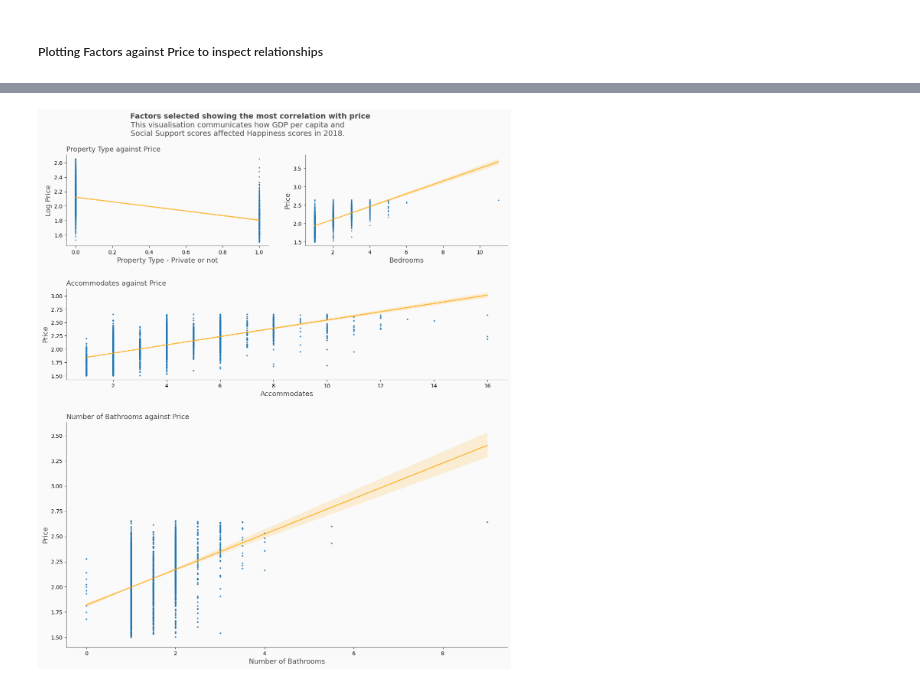
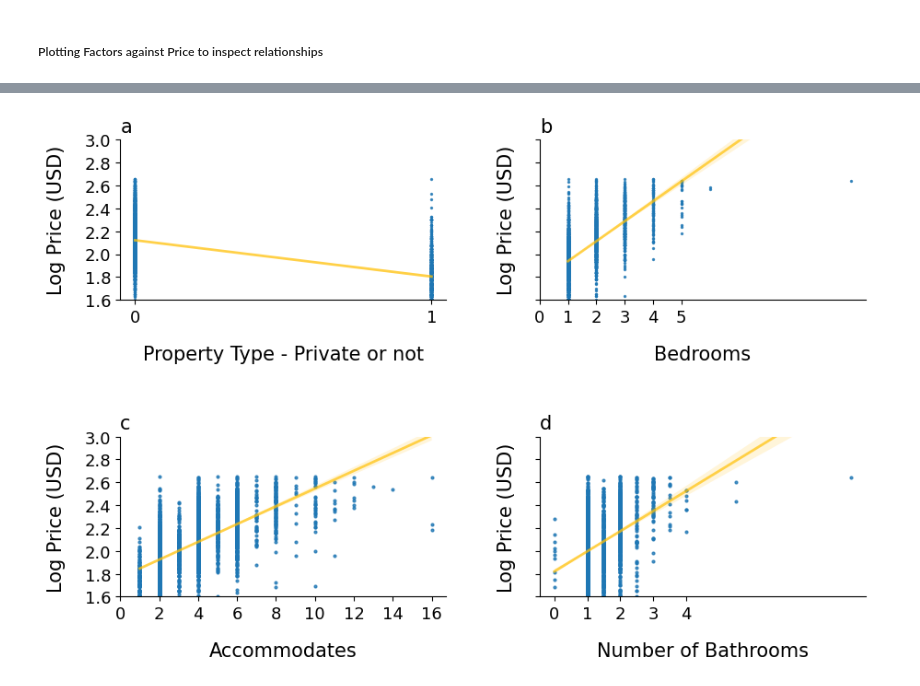
Before and after one commit to DugaldMacintyre/Airbnb-Prices-in-Edinburgh, a Jupyter notebook: models.ipynb, the cells around one changed output, grey strips where cells are left out. Cells and saved outputs as stored; diff of their text form; code cells hidden in the pictures.

```diff
--- a/models.ipynb
+++ b/models.ipynb
@@ -1009,96 +1018,87 @@ GREY98 = "#fafafa"
 # GET DATA
 
 # Plot figure
-fig = plt.figure(figsize=(13,15))
-plt.suptitle('Factors selected showing the most correlation with price', fontsize = 14, weight="bold", color=GREY40, x = 0.451, y = 0.99)
-
-# Graph description
-subtitle = [
-    "This visualisation communicates how GDP per capita and",
-    "Social Support scores affected Happiness scores in 2018."
-]
-
-# Display description
-fig.text(0.2105, 0.95, "\n".join(subtitle), ha="left", color=GREY30,fontsize=14)
+fig, ((ax1, ax2), (ax3, ax4)) = plt.subplots(2, 2, figsize=(10,7), sharey='row')
 
 # Plot 1
-ax1 = plt.subplot2grid((4, 2), (0, 0), colspan=1)
-ax1.set_title("Property Type against Price", loc = "left", color=GREY40, fontsize=13)
-
-sns.regplot(x=dfDropped['property_type_Private'], y=dfDropped['price'], line_kws={"color":"orange","alpha":0.7,"lw":2}, scatter_kws={'s':2}, ax=ax1)
+ax1.set_title("a", loc = "left", fontsize=15)
+sns.regplot(x=dfDropped['property_type_Private'], y=dfDropped['price'], line_kws={"color":"#FFC107","alpha":0.7,"lw":2}, scatter_kws={'s':2}, ax=ax1)
+ax1.set_xticks([0,1], labels = [0,1])
+ax1.set_yticks([1.6,1.8,2.0,2.2,2.4,2.6,2.8, 3.0])
+ax1.set_ylim(1.6,3)
 
 # Labels and ticks
-ax1.set_xlabel("Property Type - Private or not", color=GREY40, fontsize = 13)
-ax1.set_ylabel("Log Price", color=GREY40, fontsize = 13)
+ax1.set_xlabel("Property Type - Private or not", fontsize = 15)
+ax1.set_ylabel("Log Price (USD)", fontsize = 15)
 
 # Plot 2
-ax2 = plt.subplot2grid((4, 2), (0, 1), colspan=1)
-
-# Title
-ax2.set_title("", loc = "left", color=GREY40, fontsize=13)
-
-sns.regplot(x=dfDropped["bedrooms"], y=dfDropped["price"], line_kws={"color":"orange","alpha":0.7,"lw":2}, scatter_kws={'s':2}, ax=ax2)
+ax2.set_title("b", loc = "left", fontsize=15)
+sns.regplot(x=dfDropped["bedrooms"], y=dfDropped["price"], line_kws={"color":"#FFC107","alpha":0.7,"lw":2}, scatter_kws={'s':2}, ax=ax2)
+ax2.set_xticks([0,1,2,3,4,5], labels = [0,1,2,3,4,5])
 
 # Labels and ticks
-ax2.set_xlabel("Bedrooms", color=GREY40, fontsize = 13)
-ax2.set_ylabel("Price", color=GREY40, fontsize = 13)
+ax2.set_xlabel("Bedrooms", fontsize = 15)
+ax2.set_ylabel("Log Price (USD)", fontsize = 15)
 
 # Plot 3
-ax3 = plt.subplot2grid((4, 2), (1, 0), colspan=2)
 # ax3.set_ylim(0,1.5)
-ax3.set_title("Accommodates against Price", loc = "left", color=GREY40, fontsize=13)
-
-# Plots regplot
-sns.regplot(x=dfDropped["accommodates"], y=dfDropped["price"], line_kws={"color":"orange","alpha":0.7,"lw":2}, scatter_kws={'s':4}, ax=ax3)
+ax3.set_title("c", loc = "left", fontsize=15)
+sns.regplot(x=dfDropped["accommodates"], y=dfDropped["price"], line_kws={"color":"#FFC107","alpha":0.7,"lw":2}, scatter_kws={'s':4}, ax=ax3)
+ax3.set_xticks([0,2,4,6,8,10,12,14,16], labels = [0,2,4,6,8,10,12,14,16])
+ax3.set_yticks([1.6,1.8,2.0,2.2,2.4,2.6,2.8, 3.0])
+ax3.set_ylim(1.6,3)
 
 # Labels and ticks
-ax3.set_xlabel("Accommodates", fontsize = 13, color=GREY40)
-ax3.set_ylabel("Price", fontsize = 13, color=GREY40)
+ax3.set_xlabel("Accommodates", fontsize = 15)
+ax3.set_ylabel("Log Price (USD)", fontsize = 15)
 
 # Plot 4
-ax4 = plt.subplot2grid((4, 2), (2, 0), rowspan = 2, colspan=2)
 
 # The horizontal plot is made using the hline function
-sns.regplot(x=dfDropped["bathrooms_text"], y=dfDropped["price"], line_kws={"color":"orange","alpha":0.7,"lw":2}, scatter_kws={'s':4}, ax=ax4)
+sns.regplot(x=dfDropped["bathrooms_text"], y=dfDropped["price"], line_kws={"color":"#FFC107","alpha":0.7,"lw":2}, scatter_kws={'s':4}, ax=ax4)
+ax4.set_xticks([0,1,2,3,4], labels=[0,1,2,3,4])
 
 # Titles and labels
-ax4.set_title("Number of Bathrooms against Price", loc = "left", color=GREY40, fontsize=13)
-ax4.set_xlabel("Number of Bathrooms", fontsize = 13, color=GREY40)
-ax4.set_ylabel("Price", fontsize = 13, color=GREY40)
-
-# Setting the face colour for the figure and the subplots
-fig.patch.set_facecolor(GREY98)
-ax1.set_facecolor(GREY98)
-ax2.set_facecolor(GREY98)
-ax3.set_facecolor(GREY98)
-ax4.set_facecolor(GREY98)
+ax4.set_title("d", loc = "left", fontsize=15)
+ax4.set_xlabel("Number of Bathrooms", fontsize = 15)
+ax4.set_ylabel("Log Price (USD)", fontsize = 15)
 
 # Customize spines: ax1
-ax1.spines["left"].set_color(GREY40)
-ax1.spines["bottom"].set_color(GREY40)
 ax1.spines["right"].set_color("none")
 ax1.spines["top"].set_color("none")
 
 # Customize spines: ax2
-ax2.spines["left"].set_color(GREY40)
-ax2.spines["bottom"].set_color(GREY40)
 ax2.spines["right"].set_color("none")
 ax2.spines["top"].set_color("none")
 
 # Customize spines: ax3
-ax3.spines["left"].set_color(GREY40)
-ax3.spines["bottom"].set_color(GREY40)
 ax3.spines["right"].set_color("none")
 ax3.spines["top"].set_color("none")
 
 # Customize spines: ax4
-ax4.spines["left"].set_color(GREY40)
-ax4.spines["bottom"].set_color(GREY40)
 ax4.spines["right"].set_color("none")
 ax4.spines["top"].set_color("none")
 
+#Padding
+ax1.yaxis.labelpad = 15
+ax1.xaxis.labelpad = 15
+
+ax2.yaxis.labelpad = 15
+ax2.xaxis.labelpad = 15
+
+ax3.yaxis.labelpad = 15
+ax3.xaxis.labelpad = 15
+
+ax4.yaxis.labelpad = 15
+ax4.xaxis.labelpad = 15
+
+ax1.tick_params(axis='both', which='major', labelsize=13)
+ax2.tick_params(axis='both', which='major', labelsize=13)
+ax3.tick_params(axis='both', which='major', labelsize=13)
+ax4.tick_params(axis='both', which='major', labelsize=13)
+
 # Show the graph
-fig.tight_layout(pad = 3.0)
+fig.tight_layout(pad = 4.0)
 plt.show()
 # %% [output]
-[figure, old version]
+[figure, new version]
```
Also changed, not shown: parts of 34 cells of this notebook.
